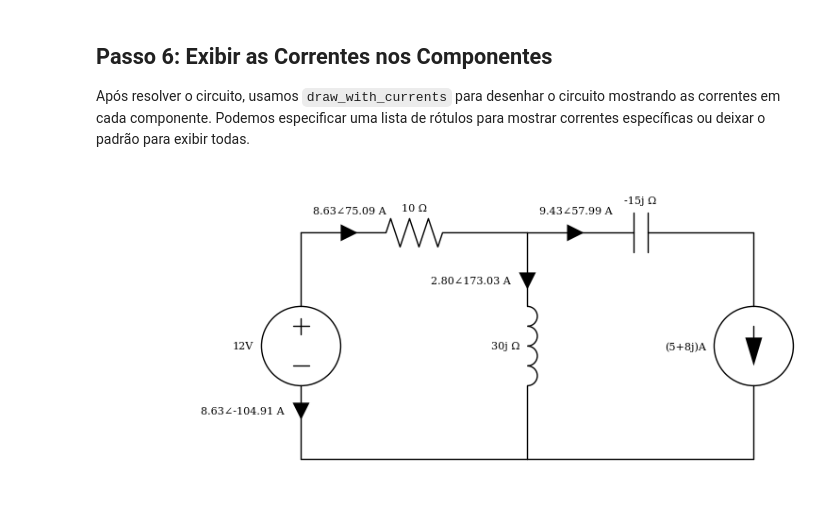
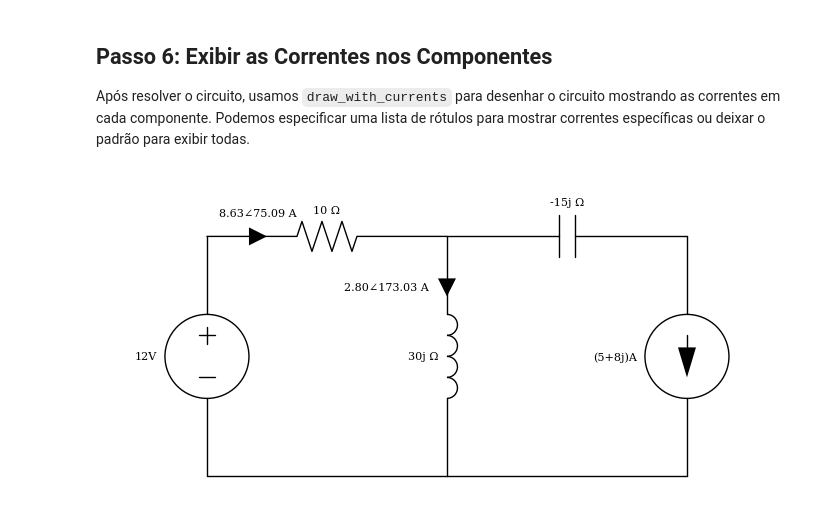
Before and after one commit to ygordealmeida/PhaCircuits, a Jupyter notebook: Exemplos/Guia_de_Uso.ipynb, the cells around one changed output. Drawn from its saved outputs; the diff is of its cells as text; code cells hidden in the pictures.

```diff
--- a/Exemplos/Guia_de_Uso.ipynb
+++ b/Exemplos/Guia_de_Uso.ipynb
@@ -101,6 +242,6 @@ Tensões nos nós: [   0.   +0.j   -130.2  -8.4j    12.   +0.j    -10.2 -83.4j
 
 Após resolver o circuito, usamos `draw_with_currents` para desenhar o circuito mostrando as correntes em cada componente. Podemos especificar uma lista de rótulos para mostrar correntes específicas ou deixar o padrão para exibir todas.
 # %%
-circuito.draw_with_currents()  # Desenha o circuito com correntes indicadas nos componentes
+circuito.draw_with_currents(["R1","L2"])  # Desenha o circuito com correntes indicadas nos componentes
 # %% [output]
-[figure, old version]
+[figure, new version]
```
Also changed, not shown: parts of 6 cells of this notebook.
